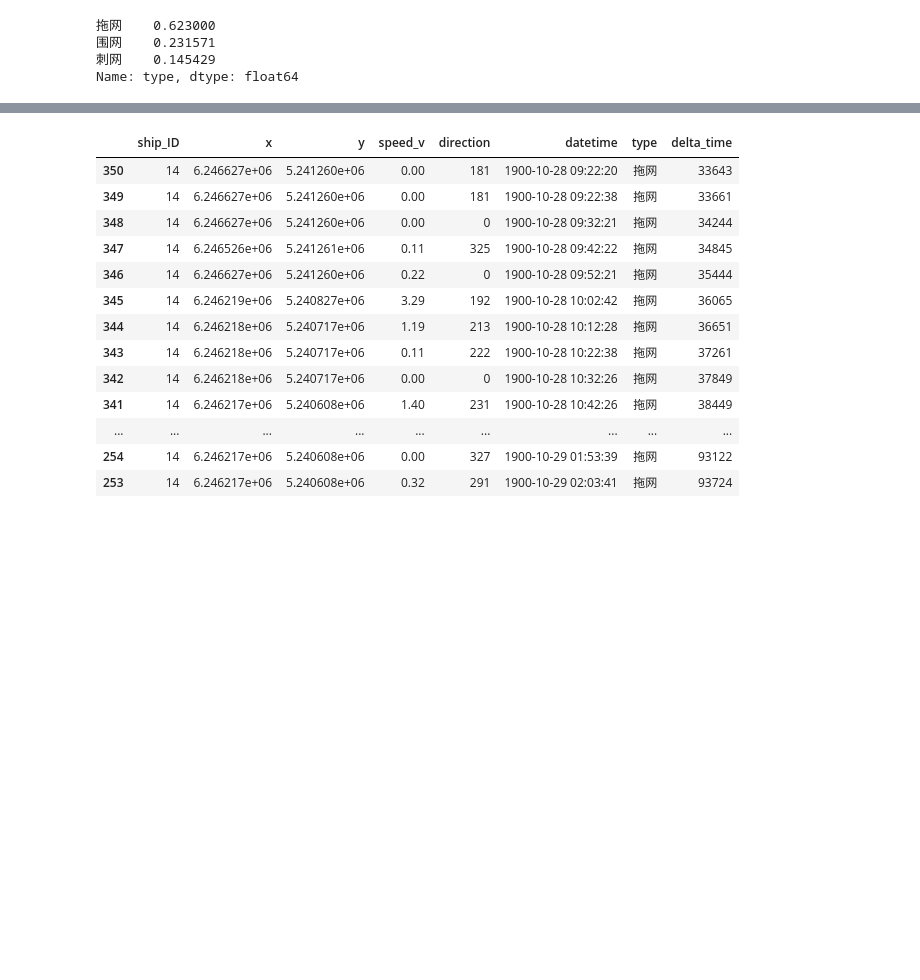
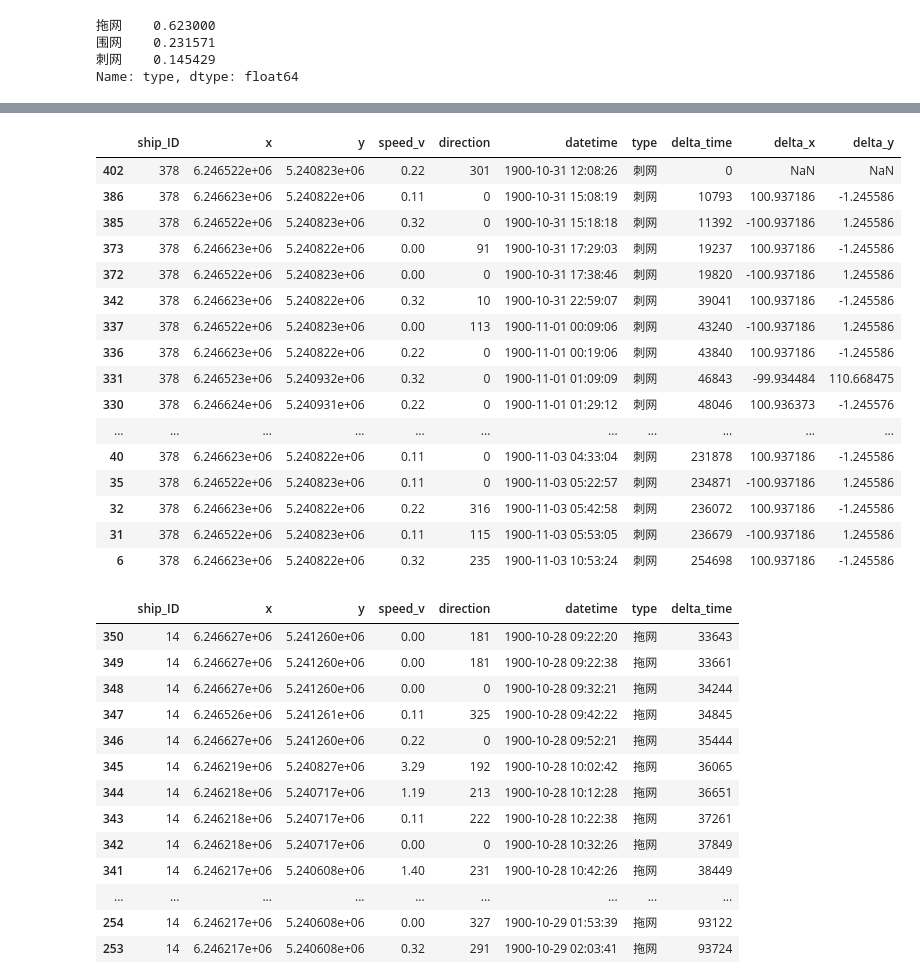
Before and after one commit to xzz666/tianchi_ship_2019, a Jupyter notebook: working/101_eda.ipynb, the cells around one changed output, grey strips where cells are left out. Cells and saved outputs as stored; diff of their text form; code cells hidden in the pictures; blank space fills up the shorter version.

```diff
--- a/working/101_eda.ipynb
+++ b/working/101_eda.ipynb
@@ -426,3 +428,26 @@ AttributeError: 'DataFrame' object has no attribute 'ship_ID'
+# %%
+c['delta_x'] = c['x'].diff()
+c['delta_y'] = c['y'].diff()
+# %%
+c[(c['delta_x']!=0)]
+# %% [output]
+|  | ship_ID | x | y | speed_v | direction | datetime | type | delta_time | delta_x | delta_y |
+| 402 | 378 | 6.246522e+06 | 5.240823e+06 | 0.22 | 301 | 1900-10-31 12:08:26 | 刺网 | 0 | NaN | NaN |
+| 386 | 378 | 6.246623e+06 | 5.240822e+06 | 0.11 | 0 | 1900-10-31 15:08:19 | 刺网 | 10793 | 100.937186 | -1.245586 |
+| 385 | 378 | 6.246522e+06 | 5.240823e+06 | 0.32 | 0 | 1900-10-31 15:18:18 | 刺网 | 11392 | -100.937186 | 1.245586 |
+| 373 | 378 | 6.246623e+06 | 5.240822e+06 | 0.00 | 91 | 1900-10-31 17:29:03 | 刺网 | 19237 | 100.937186 | -1.245586 |
+| 372 | 378 | 6.246522e+06 | 5.240823e+06 | 0.00 | 0 | 1900-10-31 17:38:46 | 刺网 | 19820 | -100.937186 | 1.245586 |
+| 342 | 378 | 6.246623e+06 | 5.240822e+06 | 0.32 | 10 | 1900-10-31 22:59:07 | 刺网 | 39041 | 100.937186 | -1.245586 |
+| 337 | 378 | 6.246522e+06 | 5.240823e+06 | 0.00 | 113 | 1900-11-01 00:09:06 | 刺网 | 43240 | -100.937186 | 1.245586 |
+| 336 | 378 | 6.246623e+06 | 5.240822e+06 | 0.22 | 0 | 1900-11-01 00:19:06 | 刺网 | 43840 | 100.937186 | -1.245586 |
+| 331 | 378 | 6.246523e+06 | 5.240932e+06 | 0.32 | 0 | 1900-11-01 01:09:09 | 刺网 | 46843 | -99.934484 | 110.668475 |
+| 330 | 378 | 6.246624e+06 | 5.240931e+06 | 0.22 | 0 | 1900-11-01 01:29:12 | 刺网 | 48046 | 100.936373 | -1.245576 |
+| ... | ... | ... | ... | ... | ... | ... | ... | ... | ... | ... |
+| 40 | 378 | 6.246623e+06 | 5.240822e+06 | 0.11 | 0 | 1900-11-03 04:33:04 | 刺网 | 231878 | 100.937186 | -1.245586 |
+| 35 | 378 | 6.246522e+06 | 5.240823e+06 | 0.11 | 0 | 1900-11-03 05:22:57 | 刺网 | 234871 | -100.937186 | 1.245586 |
+| 32 | 378 | 6.246623e+06 | 5.240822e+06 | 0.22 | 316 | 1900-11-03 05:42:58 | 刺网 | 236072 | 100.937186 | -1.245586 |
+| 31 | 378 | 6.246522e+06 | 5.240823e+06 | 0.11 | 115 | 1900-11-03 05:53:05 | 刺网 | 236679 | -100.937186 | 1.245586 |
+| 6 | 378 | 6.246623e+06 | 5.240822e+06 | 0.32 | 235 | 1900-11-03 10:53:24 | 刺网 | 254698 | 100.937186 | -1.245586 |
 # %%
 train[train['ship_ID']==14].loc[350:250,:]
 # %% [output]
```
Also changed, not shown: parts of 2 cells of this notebook.
